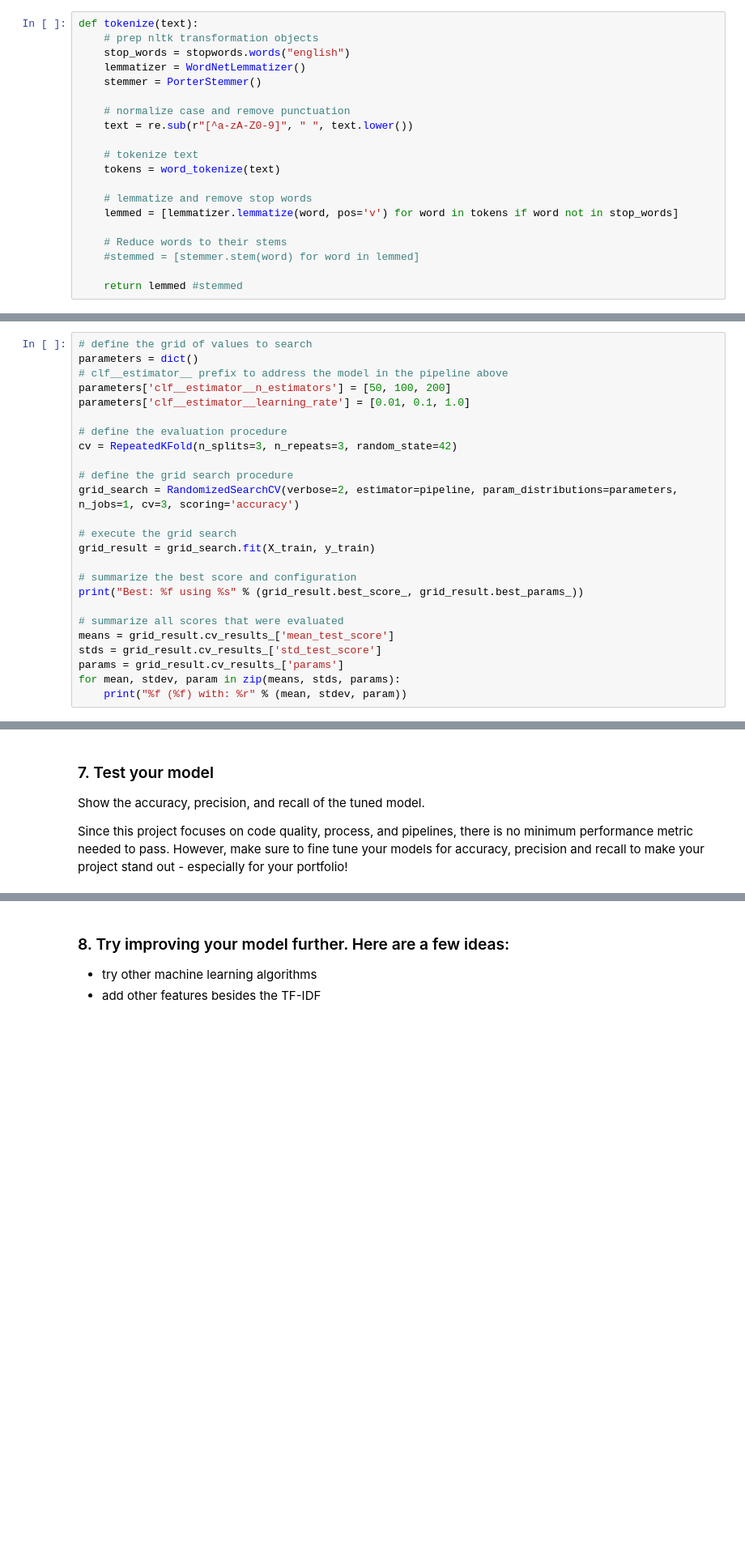
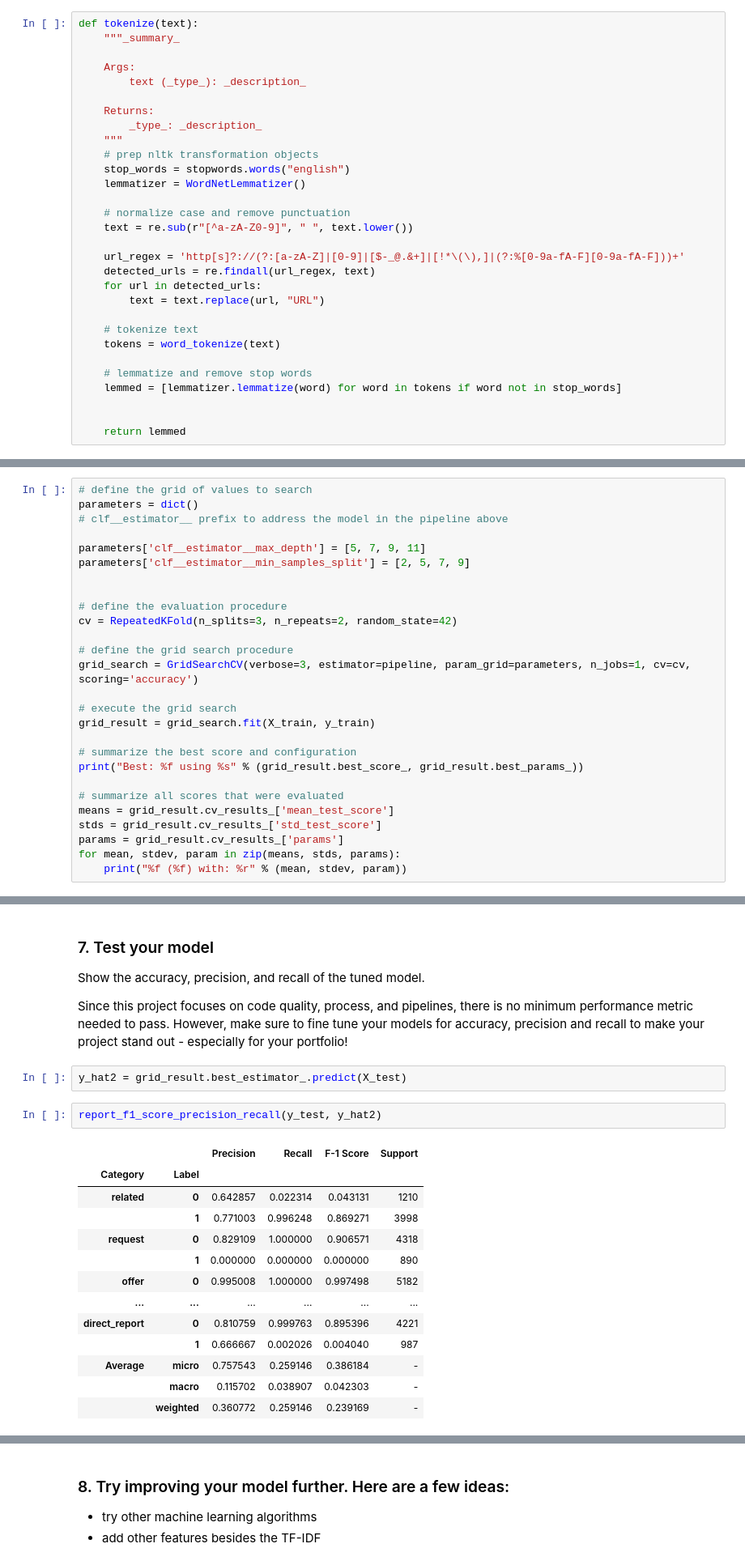
Before and after one commit to schumadi/nd025-disaster-response, a Jupyter notebook: notebooks/ML Pipeline Preparation.ipynb, the cells around one changed output, grey strips where cells are left out. Shown: that part at 81% size. Cells and saved outputs as stored; diff of their text form; blank space fills up the shorter version.

```diff
--- a/notebooks/ML Pipeline Preparation.ipynb
+++ b/notebooks/ML Pipeline Preparation.ipynb
@@ -68,24 +68,34 @@ y = df.drop(columns=['message'])
 ### 2. Write a tokenization function to process your text data
 # %%
 def tokenize(text):
+    """_summary_
+
+    Args:
+        text (_type_): _description_
+
+    Returns:
+        _type_: _description_
+    """
     # prep nltk transformation objects
     stop_words = stopwords.words("english")
     lemmatizer = WordNetLemmatizer()
-    stemmer = PorterStemmer()
 
     # normalize case and remove punctuation
     text = re.sub(r"[^a-zA-Z0-9]", " ", text.lower())
+
+    url_regex = 'http[s]?://(?:[a-zA-Z]|[0-9]|[$-_@.&+]|[!*\(\),]|(?:%[0-9a-fA-F][0-9a-fA-F]))+'
+    detected_urls = re.findall(url_regex, text)
+    for url in detected_urls:
+        text = text.replace(url, "URL")
 
     # tokenize text
     tokens = word_tokenize(text)
 
     # lemmatize and remove stop words
-    lemmed = [lemmatizer.lemmatize(word, pos='v') for word in tokens if word not in stop_words]
+    lemmed = [lemmatizer.lemmatize(word) for word in tokens if word not in stop_words]
 
-    # Reduce words to their stems
-    #stemmed = [stemmer.stem(word) for word in lemmed]
 
-    return lemmed #stemmed
+    return lemmed
 # %% [markdown]
 ### 3. Build a machine learning pipeline
 This machine pipeline should take in the `message` column as input and output classification results on the other 36 categories in the dataset. You may find the [MultiOutputClassifier](http://scikit-learn.org/stable/modules/generated/sklearn.multioutput.MultiOutputClassifier.html) helpful for predicting multiple target variables.
@@ -144,14 +186,16 @@ Use grid search to find better parameters.
 # define the grid of values to search
 parameters = dict()
 # clf__estimator__ prefix to address the model in the pipeline above
-parameters['clf__estimator__n_estimators'] = [50, 100, 200]
-parameters['clf__estimator__learning_rate'] = [0.01, 0.1, 1.0]
+
+parameters['clf__estimator__max_depth'] = [5, 7, 9, 11]
+parameters['clf__estimator__min_samples_split'] = [2, 5, 7, 9]
+
 
 # define the evaluation procedure
-cv = RepeatedKFold(n_splits=3, n_repeats=3, random_state=42)
+cv = RepeatedKFold(n_splits=3, n_repeats=2, random_state=42)
 
 # define the grid search procedure
-grid_search = RandomizedSearchCV(verbose=2, estimator=pipeline, param_distributions=parameters, n_jobs=1, cv=3, scoring='accuracy')
+grid_search = GridSearchCV(verbose=3, estimator=pipeline, param_grid=parameters, n_jobs=1, cv=cv, scoring='accuracy')
 
 # execute the grid search
 grid_result = grid_search.fit(X_train, y_train)
@@ -180,3 +232,21 @@ KeyboardInterrupt:
 Show the accuracy, precision, and recall of the tuned model.
 
 Since this project focuses on code quality, process, and  pipelines, there is no minimum performance metric needed to pass. However, make sure to fine tune your models for accuracy, precision and recall to make your project stand out - especially for your portfolio!
+# %%
+y_hat2 = grid_result.best_estimator_.predict(X_test)
+# %%
+report_f1_score_precision_recall(y_test, y_hat2)
+# %% [output]
+|  |  | Precision | Recall | F-1 Score | Support |
+| Category | Label |  |  |  |  |
+| related | 0 | 0.642857 | 0.022314 | 0.043131 | 1210 |
+|  | 1 | 0.771003 | 0.996248 | 0.869271 | 3998 |
+| request | 0 | 0.829109 | 1.000000 | 0.906571 | 4318 |
+|  | 1 | 0.000000 | 0.000000 | 0.000000 | 890 |
+| offer | 0 | 0.995008 | 1.000000 | 0.997498 | 5182 |
+| ... | ... | ... | ... | ... | ... |
+| direct_report | 0 | 0.810759 | 0.999763 | 0.895396 | 4221 |
+|  | 1 | 0.666667 | 0.002026 | 0.004040 | 987 |
+| Average | micro | 0.757543 | 0.259146 | 0.386184 | - |
+|  | macro | 0.115702 | 0.038907 | 0.042303 | - |
+|  | weighted | 0.360772 | 0.259146 | 0.239169 | - |
```
Also changed, not shown: parts of 9 cells of this notebook.
